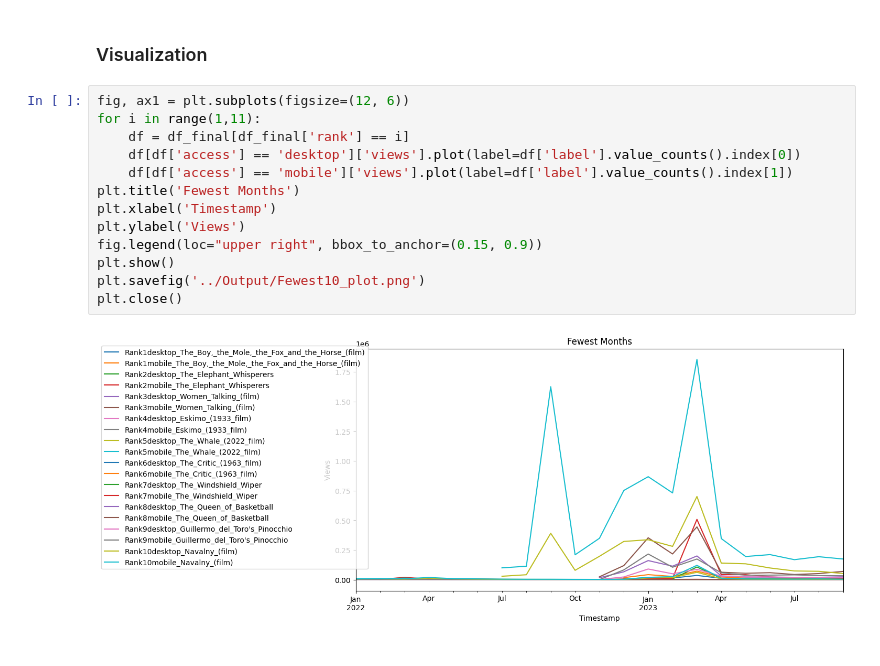
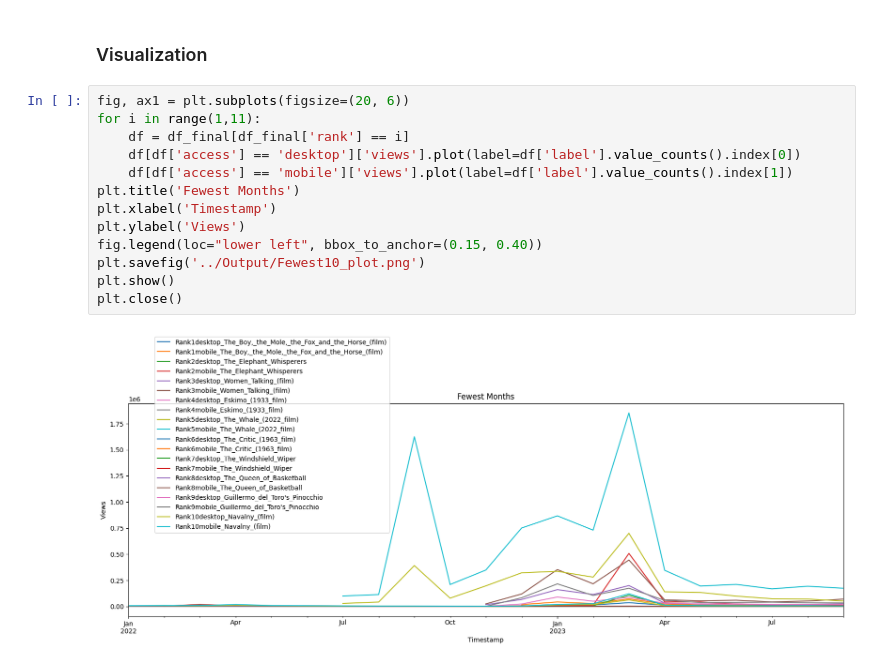
Before and after one commit to prerit162/DATA512_HW1_Prerit, a Jupyter notebook: Code/Analysis.ipynb, the cells around one changed output. Drawn from its saved outputs; the diff is of its cells as text.

```diff
--- a/Code/Analysis.ipynb
+++ b/Code/Analysis.ipynb
@@ -350,17 +351,17 @@ df_final = df_final.set_index('timestamp')
 # %% [markdown]
 ### Visualization
 # %%
-fig, ax1 = plt.subplots(figsize=(12, 6))
+fig, ax1 = plt.subplots(figsize=(20, 6))
 for i in range(1,11):
     df = df_final[df_final['rank'] == i]
     df[df['access'] == 'desktop']['views'].plot(label=df['label'].value_counts().index[0])
     df[df['access'] == 'mobile']['views'].plot(label=df['label'].value_counts().index[1])
 plt.title('Fewest Months')
 plt.xlabel('Timestamp')
 plt.ylabel('Views')
-fig.legend(loc="upper right", bbox_to_anchor=(0.15, 0.9))
+fig.legend(loc="lower left", bbox_to_anchor=(0.15, 0.40))
+plt.savefig('../Output/Fewest10_plot.png')
 plt.show()
-plt.savefig('../Output/Fewest10_plot.png')
 plt.close()
 # %% [output]
-[figure, old version]
+[figure, new version]
```
Also changed, not shown: parts of 2 cells of this notebook.
